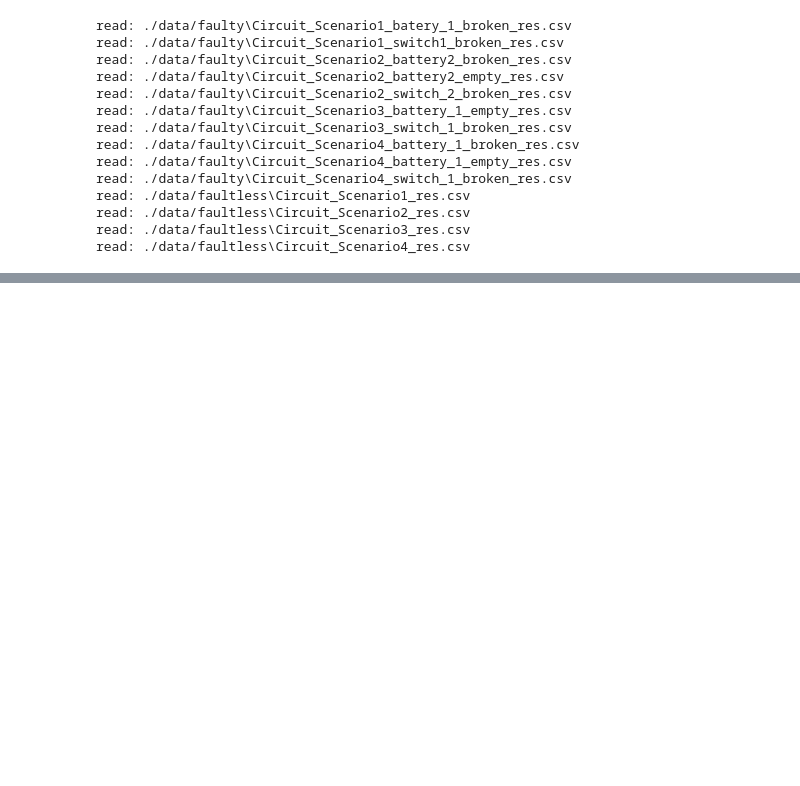
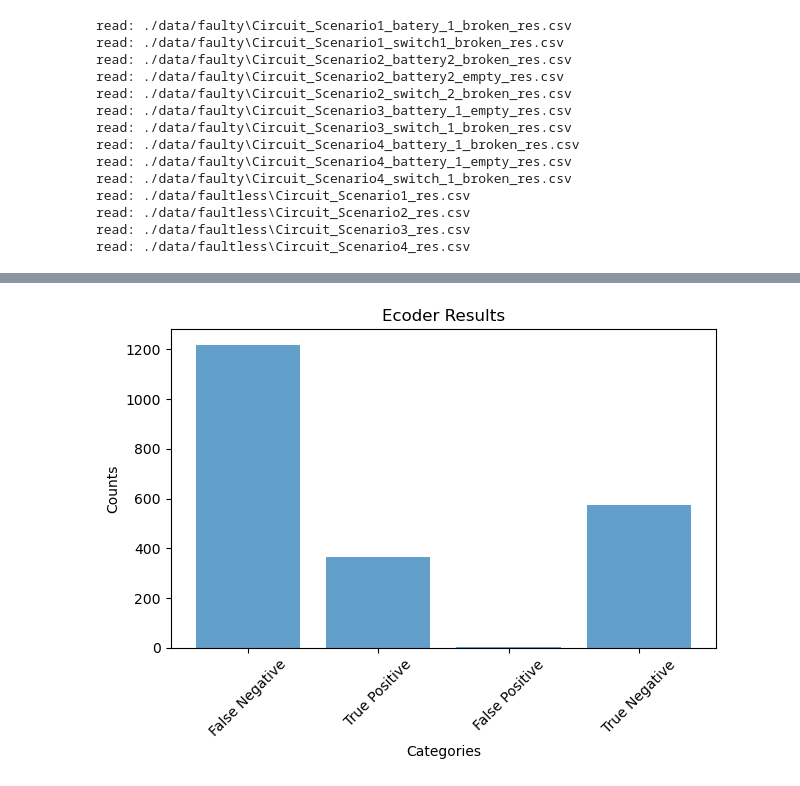
Before and after one commit to fsahat1/MTS_Circuit_Model, a Jupyter notebook: Diagnostic/MachineLearning.ipynb, the cells around one changed output, grey strips where cells are left out. Cells and saved outputs as stored; diff of their text form; code cells hidden in the pictures; blank space fills up the shorter version.

```diff
--- a/Diagnostic/MachineLearning.ipynb
+++ b/Diagnostic/MachineLearning.ipynb
@@ -179,0 +351,23 @@ falseNegative: 1092 | falsePositive: 0 | truePositive: 494 | trueNegative: 0
+# %%
+# Data for the histogram
+data = {
+    "False Negative": 1220,
+    "True Positive": 366,
+    "False Positive": 2,
+    "True Negative": 574
+}
+
+# Create the histogram
+plt.bar(data.keys(), data.values(), alpha=0.7)
+
+# Add labels and title
+plt.xlabel("Categories")
+plt.ylabel("Counts")
+plt.title("Ecoder Results")
+plt.xticks(rotation=45)
+plt.savefig('histogram_encoder_results.png', dpi=300, bbox_inches='tight')
+# Display the plot
+plt.tight_layout()
+plt.show()
+# %% [output]
+[figure, added]
```
Also changed, not shown: parts of 12 cells of this notebook, 2 other files.
